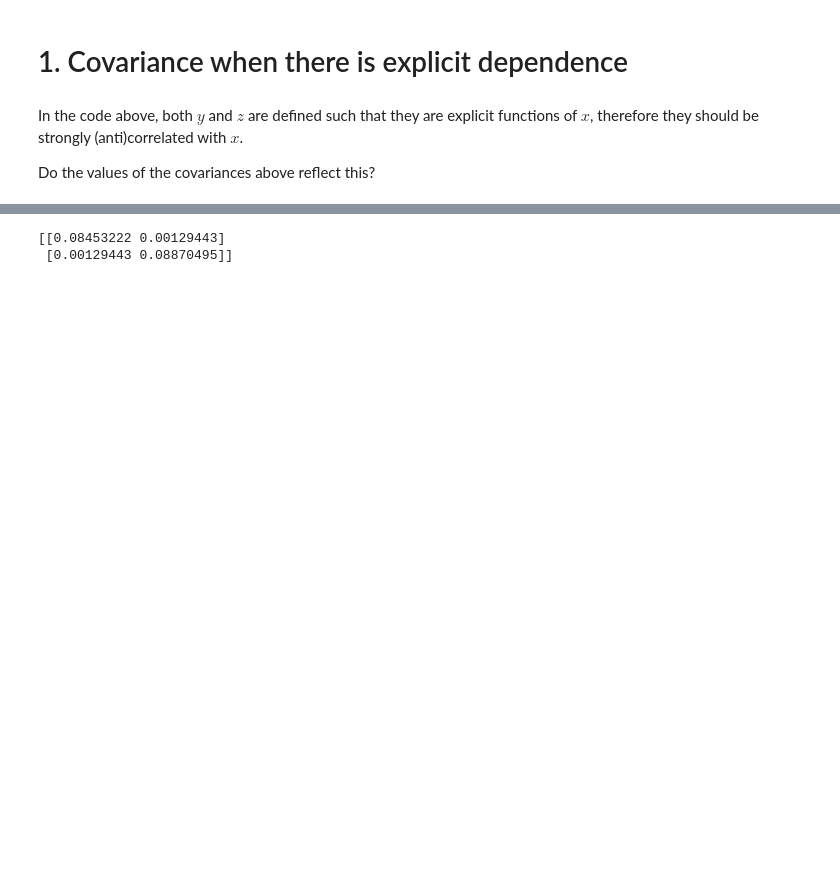
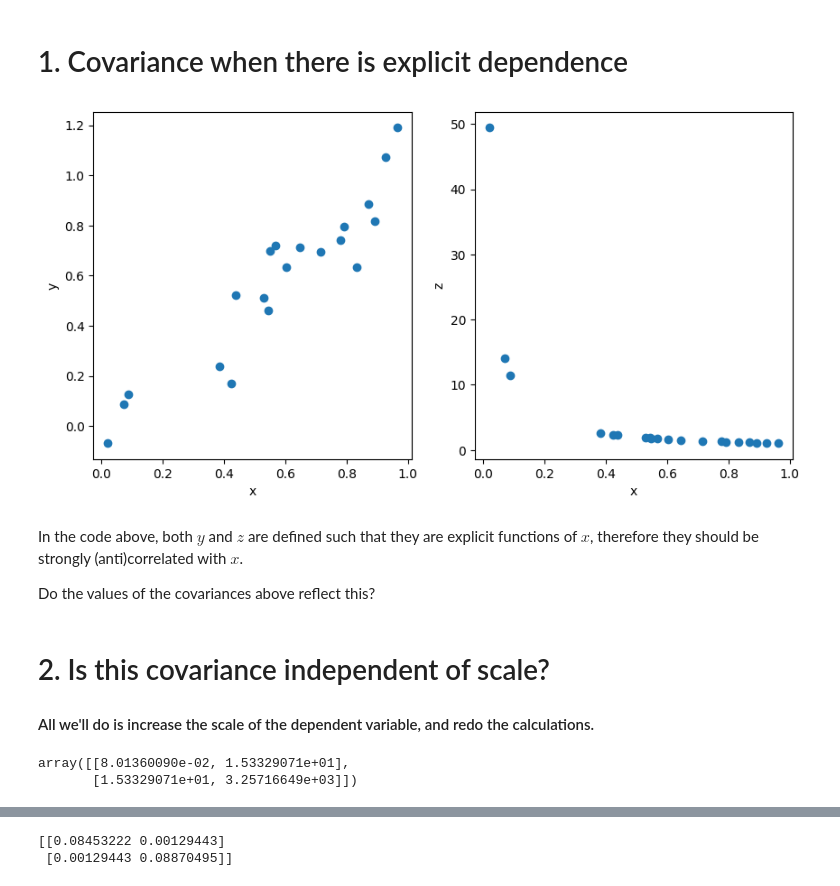
Before and after one commit to sundarjhu/Astrostatistics2025, a Jupyter notebook: Lesson05.ipynb, the cells around one changed output, grey strips where cells are left out. Cells and saved outputs as stored; diff of their text form; code cells hidden in the pictures; blank space fills up the shorter version.

```diff
--- a/Lesson05.ipynb
+++ b/Lesson05.ipynb
@@ -31,0 +28,21 @@ W = np.array([x, y, z])
+# %%
+import numpy as np
+from scipy.stats import norm
+seed = 0
+np.random.seed(seed)
+x = np.random.uniform(size = 20)
+y = x + norm.rvs(loc=0.0, scale=0.1, size = 20) # random scatter around a linear relation
+z = 1 / x
+
+import matplotlib.pyplot as plt
+# plot two panels, one for y vs x and the other for z vs x
+fig, ax = plt.subplots(1, 2, figsize = (10, 5))
+ax[0].scatter(x, y)
+ax[0].set_xlabel('x')
+ax[0].set_ylabel('y')
+ax[1].scatter(x, z)
+ax[1].set_xlabel('x')
+ax[1].set_ylabel('z')
+plt.show()
+# %% [output]
+[figure, added]
@@ -37,3 +57,12 @@ W = np.array([x, y, z])
 In the code above, both $y$ and $z$ are defined such that they are explicit functions of $x$, therefore they should be strongly (anti)correlated with $x$.
 
 Do the values of the covariances above reflect this?
+# %% [markdown]
+# 2. Is this covariance independent of scale?
+#### All we'll do is increase the scale of the dependent variable, and redo the calculations.
+# %%
+y = 180 * (x + norm.rvs(loc=0.0, scale=0.1, size = 20))
+np.cov(np.array([x, y]))
+# %% [output]
+array([[8.01360090e-02, 1.53329071e+01],
+       [1.53329071e+01, 3.25716649e+03]])
```
Also changed, not shown: parts of 12 cells of this notebook.
